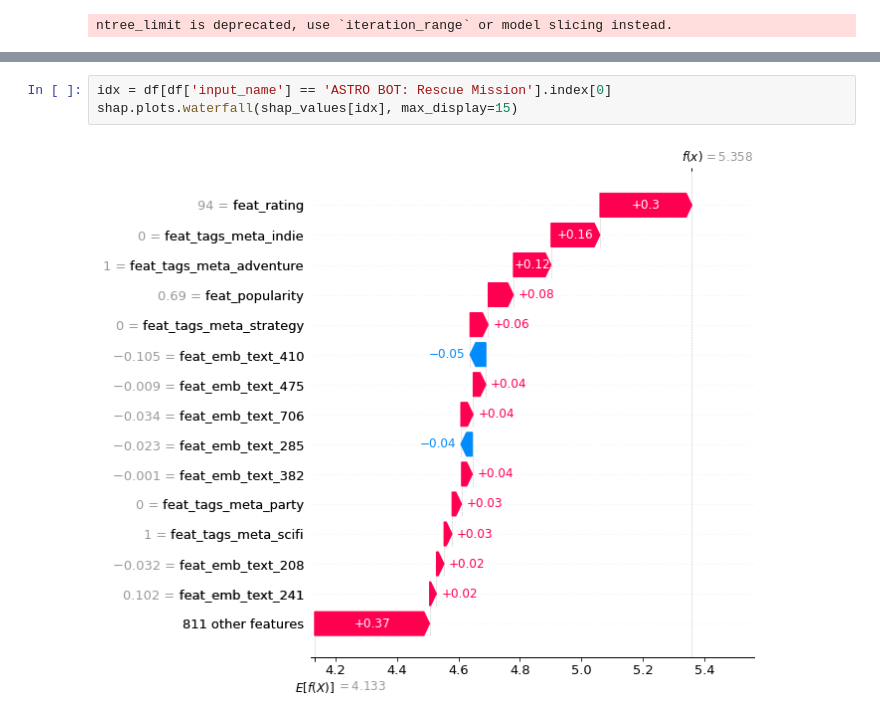
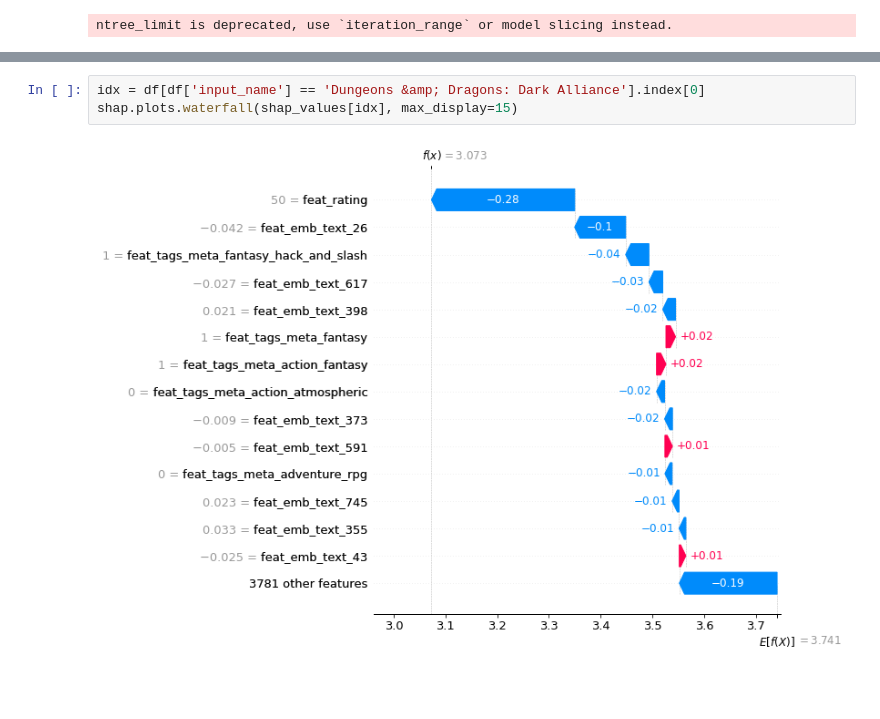
Before and after one commit to mcminnra/vgr, a Jupyter notebook: prototyping_notebooks/analysis.ipynb, the cells around one changed output, grey strips where cells are left out. Drawn from its saved outputs; the diff is of its cells as text; blank space fills up the shorter version.

```diff
--- a/prototyping_notebooks/analysis.ipynb
+++ b/prototyping_notebooks/analysis.ipynb
@@ -202,8 +210,8 @@ shap.summary_plot(shap_values, X)
 # %%
-idx = df[df['input_name'] == 'ASTRO BOT: Rescue Mission'].index[0]
+idx = df[df['input_name'] == 'Dungeons &amp; Dragons: Dark Alliance'].index[0]
 shap.plots.waterfall(shap_values[idx], max_display=15)
 # %% [output]
-[figure, old version]
+[figure, new version]
 # %%
 fig,ax = shap.partial_dependence_plot(
     "feat_rating", model.predict, X, model_expected_value=True,
```
Also changed, not shown: parts of 16 cells of this notebook, 1 other file.
